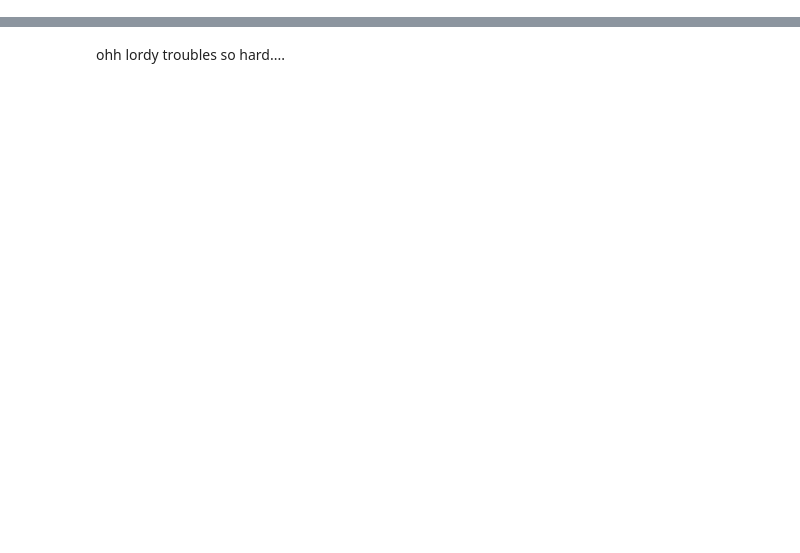
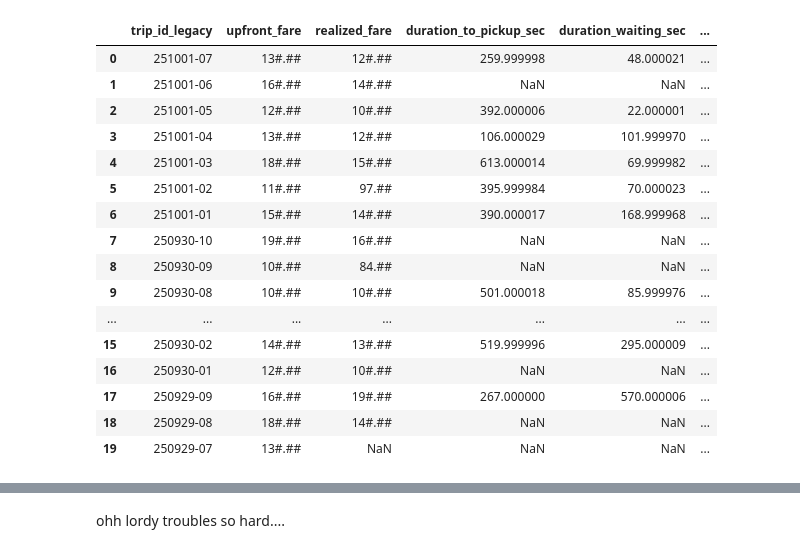
Before and after one commit to WiseExMachina/pienza, a Jupyter notebook: notebooks_core/0211_ETL_Big_Bang_pienzadb.ipynb, the cells around one changed output, grey strips where cells are left out. Saved outputs shown, nothing was run; the diff lists cells and outputs as text; code cells hidden in the pictures; blank space fills up the shorter version.

```diff
--- a/notebooks_core/0211_ETL_Big_Bang_pienzadb.ipynb
+++ b/notebooks_core/0211_ETL_Big_Bang_pienzadb.ipynb
@@ -5691,0 +1017,73 @@ AUDITING VIEW: v_lifecycle_audit_accepted
+# %%
+if 'db_file_path' not in locals() and 'db_file_path' not in globals():
+    project_root = '/workspaces/pienza'
+    db_file_path = os.path.join(project_root, 'data/big_bang/pienza.db')
+
+print("--- Architecting the 'v_trip_funnel_metrics' analytical view (Data Lake B) ---")
+
+view_sql = """
+CREATE VIEW v_trip_funnel_metrics AS
+WITH PivotedEvents AS (
+    SELECT
+        trip_id_legacy,
+        MAX(CASE WHEN event_types_id_fk = 1 THEN event_timestamp END) AS t0_looking,
+        MAX(CASE WHEN event_types_id_fk = 2 THEN event_timestamp END) AS t1_accepted,
+        MAX(CASE WHEN event_types_id_fk = 3 THEN event_timestamp END) AS t2_arrived,
+        MAX(CASE WHEN event_types_id_fk = 4 THEN event_timestamp END) AS t3_started,
+        MAX(CASE WHEN event_types_id_fk = 5 THEN event_timestamp END) AS t4_completed,
+        MAX(CASE WHEN event_types_id_fk = 2 THEN upfront_fare END) AS upfront_fare,
+        MAX(CASE WHEN event_types_id_fk = 5 THEN realized_fare END) AS realized_fare
+    FROM
+        trip_events
+    GROUP BY
+        trip_id_legacy
+)
+SELECT
+    p.trip_id_legacy,
+    p.upfront_fare,
+    p.realized_fare,
+    (julianday(p.t2_arrived) - julianday(p.t1_accepted)) * 86400.0 AS duration_to_pickup_sec,
+    (julianday(p.t3_started) - julianday(p.t2_arrived)) * 86400.0 AS duration_waiting_sec,
+    (julianday(p.t4_completed) - julianday(p.t3_started)) * 86400.0 AS duration_trip_sec,
+    (julianday(p.t4_completed) - julianday(p.t1_accepted)) * 86400.0 AS duration_total_engagement_sec,
+    p.t0_looking,
+    p.t1_accepted,
+    p.t2_arrived,
+    p.t3_started,
+    p.t4_completed
+FROM
+    PivotedEvents p;
+"""
+
+try:
+    with sqlite3.connect(db_file_path) as conn:
+        conn.execute("DROP VIEW IF EXISTS v_trip_funnel_metrics;")
+        conn.execute(view_sql)
+    print("SUCCESS: View 'v_trip_funnel_metrics' created successfully in Data Lake B.")
+
+    print("\n--- Displaying LAST 20 rows of the new view for verification ---")
+    with sqlite3.connect(db_file_path) as conn:
+        verification_query = """
+        SELECT *
+        FROM v_trip_funnel_metrics
+        ORDER BY t1_accepted DESC
+        LIMIT 20;
+        """
+        df_verify = pd.read_sql_query(verification_query, conn)
+
+        def _obf_fare(v):
+            if v is None or pd.isna(v):
+                return v
+            int_part, dec_part = f"{float(v):.2f}".split('.')
+            masked_int = int_part[:2] + '#' * max(0, len(int_part) - 2)
+            return f"{masked_int}.{'#' * len(dec_part)}"
+
+        df_verify_display = df_verify.copy()
+        for col in ('upfront_fare', 'realized_fare'):
+            if col in df_verify_display.columns:
+                df_verify_display[col] = df_verify_display[col].apply(_obf_fare)
+        display(df_verify_display)
+
+except Exception as e:
+    print(f"ERROR creating view in B: {e}")
+# %% [output]
@@ -5691,0 +1094,17 @@ AUDITING VIEW: v_lifecycle_audit_accepted
+|  | trip_id_legacy | upfront_fare | realized_fare | duration_to_pickup_sec | duration_waiting_sec | ... |
+| 0 | 251001-07 | 13#.## | 12#.## | 259.999998 | 48.000021 | ... |
+| 1 | 251001-06 | 16#.## | 14#.## | NaN | NaN | ... |
+| 2 | 251001-05 | 12#.## | 10#.## | 392.000006 | 22.000001 | ... |
+| 3 | 251001-04 | 13#.## | 12#.## | 106.000029 | 101.999970 | ... |
+| 4 | 251001-03 | 18#.## | 15#.## | 613.000014 | 69.999982 | ... |
+| 5 | 251001-02 | 11#.## | 97.## | 395.999984 | 70.000023 | ... |
+| 6 | 251001-01 | 15#.## | 14#.## | 390.000017 | 168.999968 | ... |
+| 7 | 250930-10 | 19#.## | 16#.## | NaN | NaN | ... |
+| 8 | 250930-09 | 10#.## | 84.## | NaN | NaN | ... |
+| 9 | 250930-08 | 10#.## | 10#.## | 501.000018 | 85.999976 | ... |
+| ... | ... | ... | ... | ... | ... | ... |
+| 15 | 250930-02 | 14#.## | 13#.## | 519.999996 | 295.000009 | ... |
+| 16 | 250930-01 | 12#.## | 10#.## | NaN | NaN | ... |
+| 17 | 250929-09 | 16#.## | 19#.## | 267.000000 | 570.000006 | ... |
+| 18 | 250929-08 | 18#.## | 14#.## | NaN | NaN | ... |
+| 19 | 250929-07 | 13#.## | NaN | NaN | NaN | ... |
```
Also changed, not shown: parts of 191 cells of this notebook.
